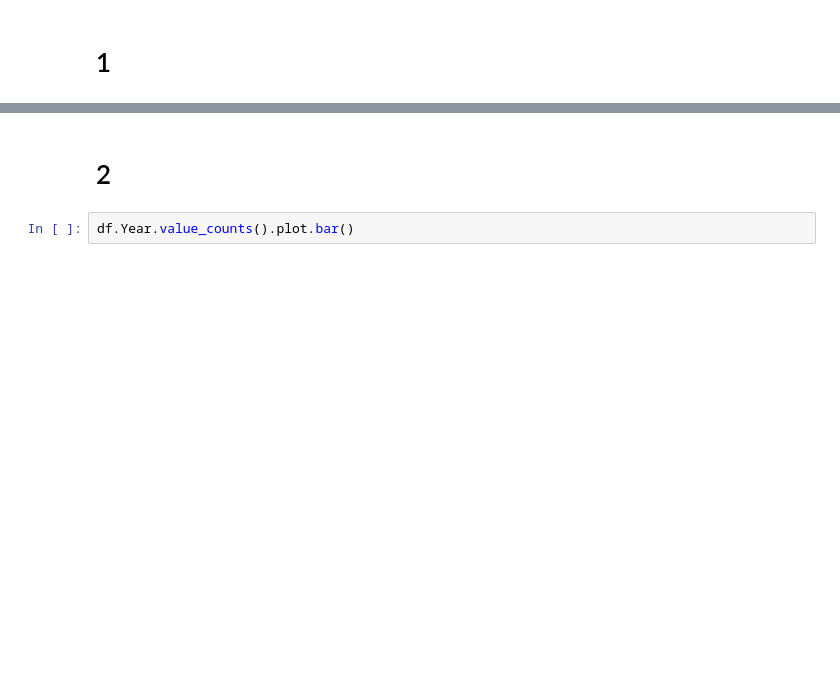
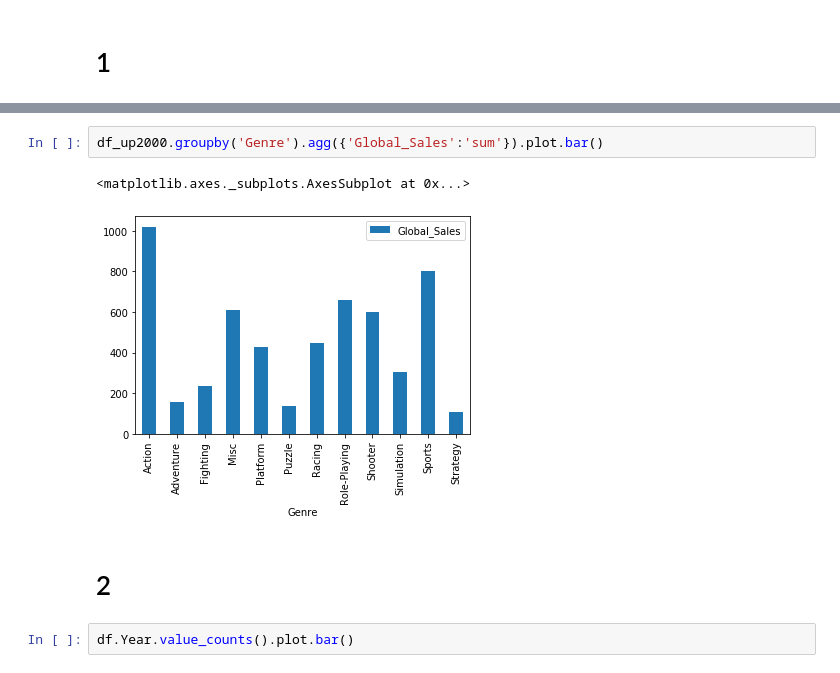
Before and after one commit to egorserdyuk/ASU-Datascience, a Jupyter notebook: Games/games.ipynb, the cells around one changed output, grey strips where cells are left out. Drawn from its saved outputs; the diff is of its cells as text; blank space fills up the shorter version.

```diff
--- a/Games/games.ipynb
+++ b/Games/games.ipynb
@@ -31,3 +36,8 @@ df_up2000.Genre.value_counts().plot.bar()
+# %%
+df_up2000.groupby('Genre').agg({'Global_Sales':'sum'}).plot.bar()
+# %% [output]
+<matplotlib.axes._subplots.AxesSubplot at 0x...>
+[figure, added]
 # %% [markdown]
 # 2
 # %%
```
Also changed, not shown: parts of 27 cells of this notebook.
